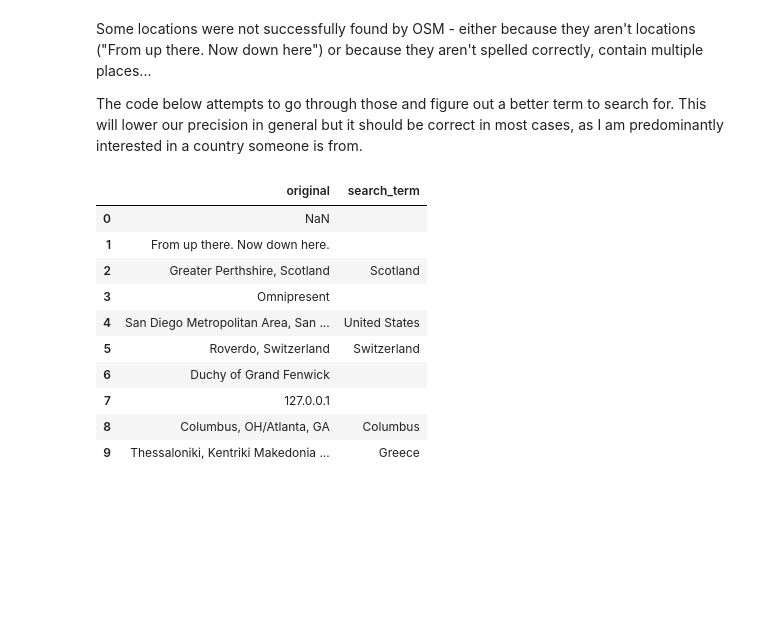
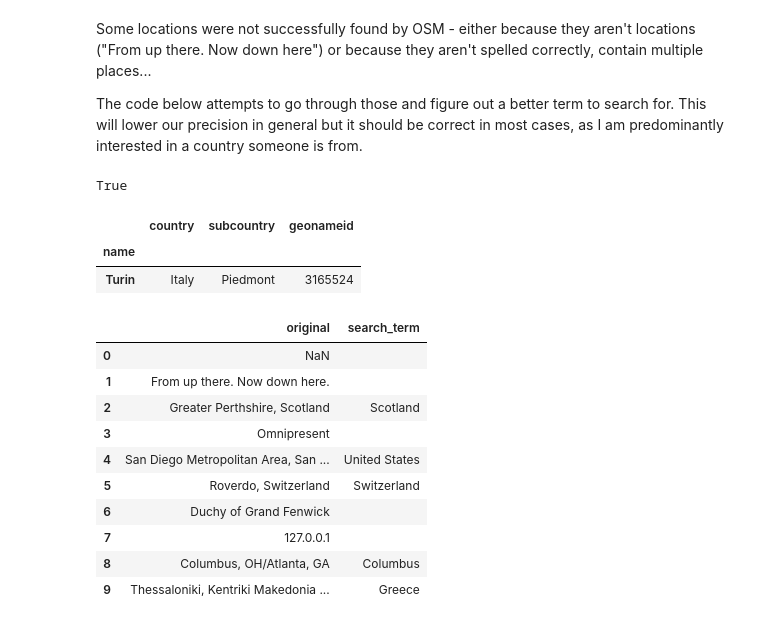
Before and after one commit to sipka/SO_user_behaviour, a Jupyter notebook: Location Feature Engineering.ipynb, the cells around one changed output. Saved outputs shown, nothing was run; the diff lists cells and outputs as text; code cells hidden in the pictures; blank space fills up the shorter version.

```diff
--- a/Location Feature Engineering.ipynb
+++ b/Location Feature Engineering.ipynb
@@ -129,6 +130,16 @@ loc_df[loc_df.code == '']
 Some locations were not successfully found by OSM - either because they aren't locations ("From up there. Now down here") or because they aren't spelled correctly, contain multiple places...
 
 The code below attempts to go through those and figure out a better term to search for. This will lower our precision in general but it should be correct in most cases, as I am predominantly interested in a country someone is from.
+# %%
+'Turin' in world_cities.index
+# %% [output]
+True
+# %%
+world_cities[world_cities.index == 'Turin']
+# %% [output]
+|  | country | subcountry | geonameid |
+| name |  |  |  |
+| Turin | Italy | Piedmont | 3165524 |
 # %%
 # list to keep the result
 tricky_thingies = []
```
Also changed, not shown: parts of 19 cells of this notebook.
